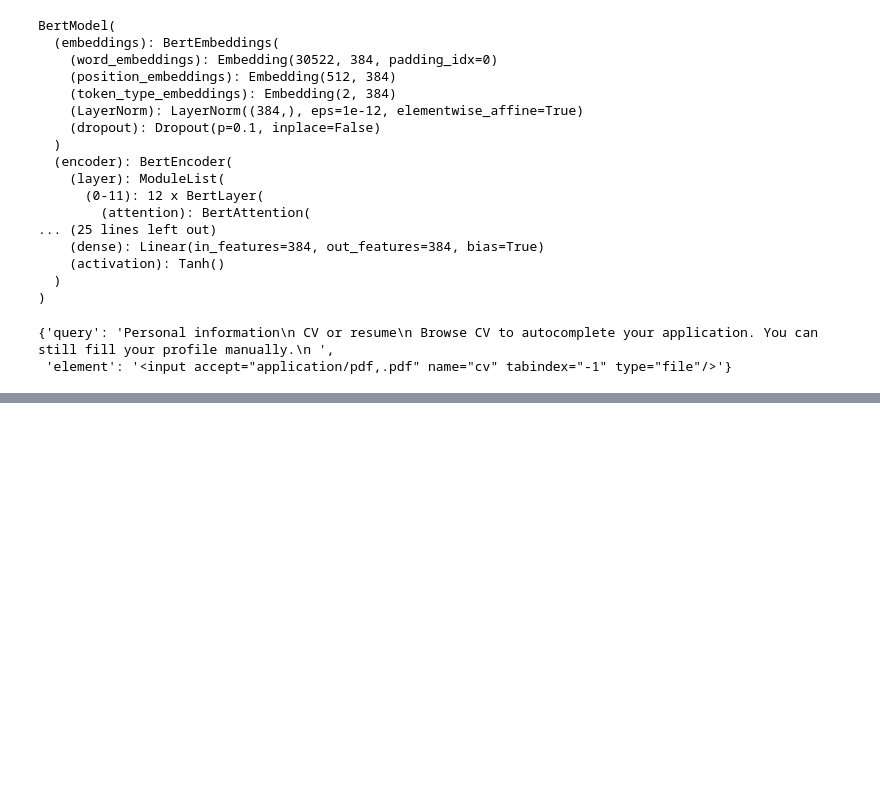
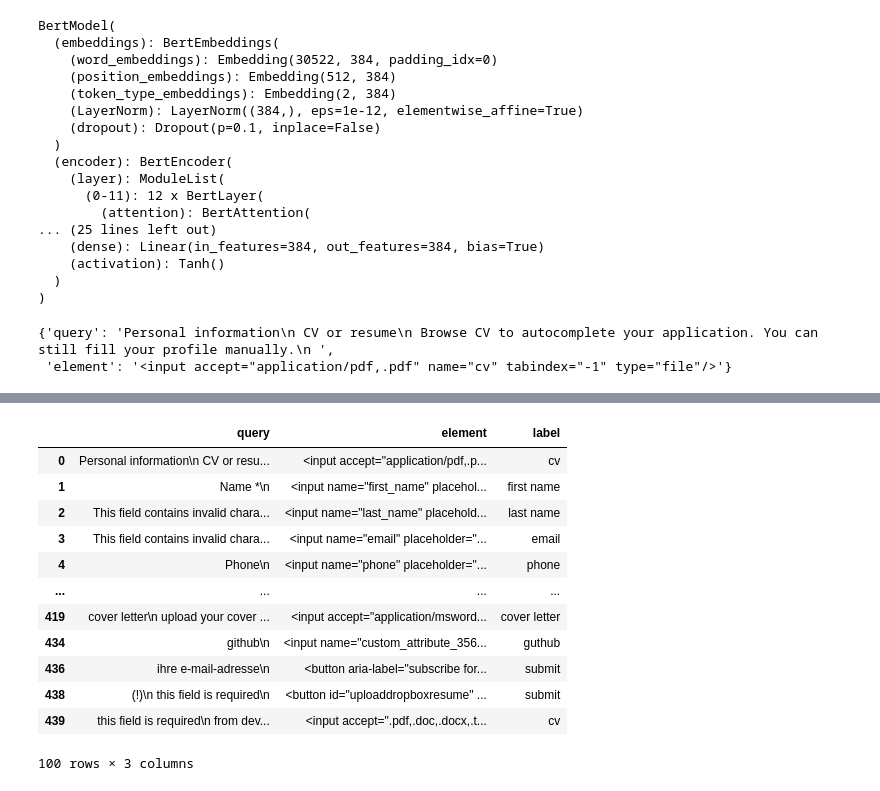
Before and after one commit to majidsh97/LLM, a Jupyter notebook: web_semantic.ipynb, the cells around one changed output, grey strips where cells are left out. Saved outputs shown, nothing was run; the diff lists cells and outputs as text; code cells hidden in the pictures; blank space fills up the shorter version.

```diff
--- a/web_semantic.ipynb
+++ b/web_semantic.ipynb
@@ -161,7 +161,10 @@ def get_df_list(data):
 
 
 df_forms_1 = get_df_list(data['form'])
-#dd_forms_2 = get_df_list(dd_forms['text'])
+df_forms_2 = get_df_list(dd_forms['text'])
+
+df_forms_1=df_forms_1.drop_duplicates(['query']).drop_duplicates(['element']).reset_index(drop=True)
+df_forms_2 = df_forms_2.drop_duplicates(['query']).drop_duplicates(['element']).reset_index(drop=True)
 # %%
 dd_forms[['input_text','labels']]
 # %% [output]
@@ -402,3 +409,6 @@ def mean_pooling(model_output, attention_mask):
     token_embeddings = model_output[0] #First element of model_output contains all token embeddings
     input_mask_expanded = attention_mask.unsqueeze(-1).expand(token_embeddings.size()).float()
     return torch.sum(token_embeddings * input_mask_expanded, 1) / torch.clamp(input_mask_expanded.sum(1), min=1e-9)
+# %%
+KEYWORDS.pop('eligible')
+KEYWORDS.pop('apply')
@@ -407,11 +419,14 @@ def batch_tok(example):
 
     return embdeding_tokenizer(example,padding=True,truncation=True,max_length=512,return_tensors='pt')
 
+
+
+LABEL_INDEX_TO_KEY = list(KEYWORDS.keys())
+
 query_token = embdeding_tokenizer(df_forms_1['query'].tolist(),padding=False,truncation=True,max_length=512)
 element_token = embdeding_tokenizer(df_forms_1['element'].tolist(),padding=False,truncation=True,max_length=512)
 classes_token = embdeding_tokenizer(LABEL_INDEX_TO_KEY,padding=True,truncation=True,max_length=512,return_tensors='pt')
 
-LABEL_INDEX_TO_KEY = list(person.keys())
 
 def myheatmap(x):
     map =[]
@@ -437,10 +452,10 @@ with torch.no_grad():
     #print(sim.shape)
     pass
 
-i = 5
+i = 151
 with torch.no_grad():
     x = torch.tensor(element_token['input_ids'][i:i+1])
-    print(x)
+    #print(x)
     output = embeding_model(input_ids= x)
     #query_embdeding = torch.mean(output.last_hidden_state,1)
     query_embdeding = mean_pooling(output,torch.tensor(element_token['attention_mask'][i:i+1]))
@@ -457,0 +549,16 @@ NameError: name 'person' is not defined
+# %%
+k = 'name="available_from"'
+d = 'available from'
+c1 = df_forms_1['query'].str.contains(k, case=False, na=False)
+c2 = df_forms_1['element'].str.contains(k, case=False, na=False)
+c = df_forms_1[c2]#.reset_index(drop=True)
+
+for i,x in c.iterrows():
+    print(x['query'])
+    print(x['element'])
+    #if  pd.isna(df_forms_1.loc[i,'label']):
+    df_forms_1.loc[i,'label']= d#pd.NA
+    print(i)
+    print('-------------------------------------------------------------')
+
+c
@@ -457,0 +573,18 @@ NameError: name 'person' is not defined
+# %%
+
+
+df_forms_1[df_forms_1['label'].notna()]
+# %% [output]
+|  | query | element | label |
+| 0 | Personal information\n CV or resu... | <input accept="application/pdf,.p... | cv |
+| 1 | Name *\n | <input name="first_name" placehol... | first name |
+| 2 | This field contains invalid chara... | <input name="last_name" placehold... | last name |
+| 3 | This field contains invalid chara... | <input name="email" placeholder="... | email |
+| 4 | Phone\n | <input name="phone" placeholder="... | phone |
+| ... | ... | ... | ... |
+| 419 | cover letter\n upload your cover ... | <input accept="application/msword... | cover letter |
+| 434 | github\n | <input name="custom_attribute_356... | guthub |
+| 436 | ihre e-mail-adresse\n | <button aria-label="subscribe for... | submit |
+| 438 | (!)\n this field is required\n | <button id="uploaddropboxresume" ... | submit |
+| 439 | this field is required\n from dev... | <input accept=".pdf,.doc,.docx,.t... | cv |
+100 rows × 3 columns
```
Also changed, not shown: parts of 9 cells of this notebook, 4 other files.
